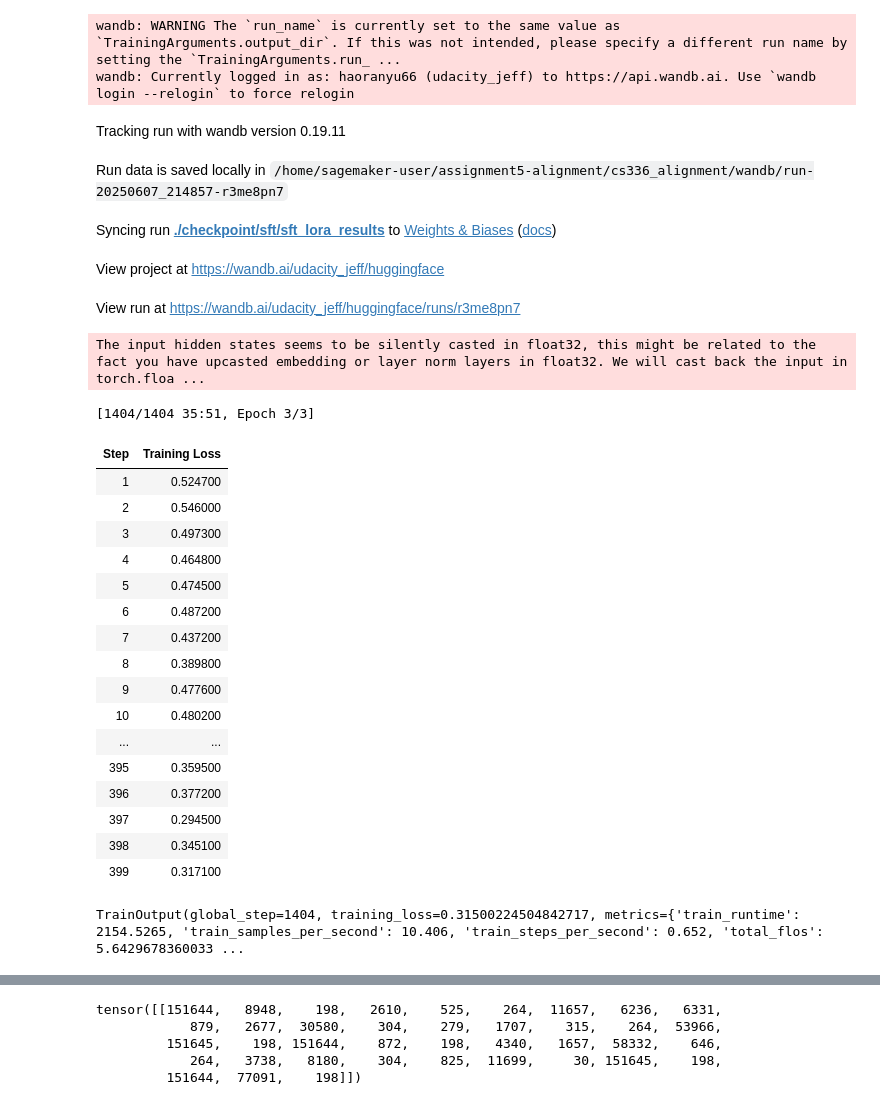
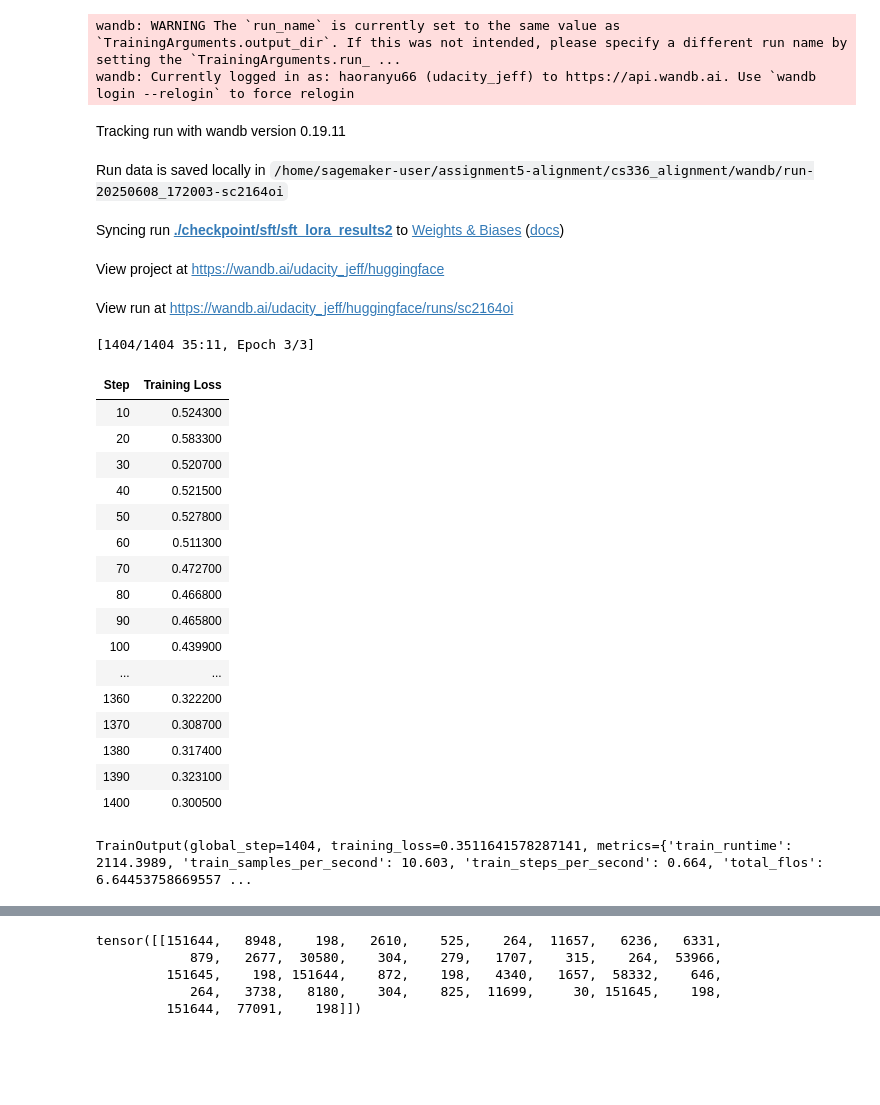
Before and after one commit to haorany2/assignment5-alignment, a Jupyter notebook: cs336_alignment/tryout2.ipynb, the cells around one changed output, grey strips where cells are left out. Cells and saved outputs as stored; diff of their text form; code cells hidden in the pictures; blank space fills up the shorter version.

```diff
--- a/cs336_alignment/tryout2.ipynb
+++ b/cs336_alignment/tryout2.ipynb
@@ -125,15 +170,17 @@ tokenizer.pad_token_id
 
 sft_config = SFTConfig(
     max_seq_length=1024,
-    output_dir="./checkpoint/sft/sft_lora_results",
+    output_dir="./checkpoint/sft/sft_lora_results2",
     per_device_train_batch_size=2,
     gradient_accumulation_steps=8,
-    learning_rate=1e-4,
+    learning_rate=1e-5,
     num_train_epochs=3,
-    fp16=True,
-    logging_steps=1,
+
+    logging_steps=10,
     label_names=["labels"],
-    warmup_ratio=0.03
+    warmup_ratio=0.03,
+    report_to = "wandb",
+    bf16=True,
     #pad_token_id=eos_id,
     #eos_token_id=eos_id,          # <— this is what TRL will use to stop
     # you can also set other generation defaults here if you like
@@ -147,8 +194,10 @@ lora_config = LoraConfig(
     r=16,
     lora_alpha=32,
     lora_dropout=0.1,
-    torch_dtype = 'auto'
+
     modules_to_save=["embed_tokens", "lm_head"],
+    #target_modules='all-linear'
+    target_modules = ["q_proj","v_proj"]
 )
 
 # 将LoRA配置应用到模型
@@ -157,53 +206,52 @@ peft_model = get_peft_model(model, lora_config)
 
 
 
 # # 训练参数配置
 # training_args = TrainingArguments(
 #     output_dir="./checkpoint/sft/sft_lora_results",
 #     per_device_train_batch_size=2,
 #     gradient_accumulation_steps=8,
 #     learning_rate=1e-4,
 #     num_train_epochs=3,
 #     fp16=True,
 #     logging_steps=1
 # )
 
 # 使用Trainer API进行训练
 trainer = SFTTrainer(
     model=peft_model,
     #args=training_args,
     train_dataset=train_ds,
     data_collator=collator,
     args=sft_config,
     #data_collator=torch.utils.data.DataCollatorWithPadding(tokenizer=tokenizer)
 )
 
 trainer.train()
 # %% [output]
 wandb: WARNING The `run_name` is currently set to the same value as `TrainingArguments.output_dir`. If this was not intended, please specify a different run name by setting the `TrainingArguments.run_ ...
 wandb: Currently logged in as: haoranyu66 (udacity_jeff) to https://api.wandb.ai. Use `wandb login --relogin` to force relogin
 Tracking run with wandb version 0.19.11
-Run data is saved locally in /home/sagemaker-user/assignment5-alignment/cs336_alignment/wandb/run-20250607_214857-r3me8pn7
+Run data is saved locally in /home/sagemaker-user/assignment5-alignment/cs336_alignment/wandb/run-20250608_172003-sc2164oi
-Syncing run ./checkpoint/sft/sft_lora_results to Weights & Biases (docs)
+Syncing run ./checkpoint/sft/sft_lora_results2 to Weights & Biases (docs)
 View project at https://wandb.ai/udacity_jeff/huggingface
-View run at https://wandb.ai/udacity_jeff/huggingface/runs/r3me8pn7
+View run at https://wandb.ai/udacity_jeff/huggingface/runs/sc2164oi
-The input hidden states seems to be silently casted in float32, this might be related to the fact you have upcasted embedding or layer norm layers in float32. We will cast back the input in torch.floa ...
+[1404/1404 35:11, Epoch 3/3]
+| Step | Training Loss |
+| 10 | 0.524300 |
+| 20 | 0.583300 |
+| 30 | 0.520700 |
+| 40 | 0.521500 |
+| 50 | 0.527800 |
+| 60 | 0.511300 |
+| 70 | 0.472700 |
+| 80 | 0.466800 |
+| 90 | 0.465800 |
+| 100 | 0.439900 |
+| ... | ... |
+| 1360 | 0.322200 |
+| 1370 | 0.308700 |
+| 1380 | 0.317400 |
+| 1390 | 0.323100 |
+| 1400 | 0.300500 |
-[1404/1404 35:51, Epoch 3/3]
+TrainOutput(global_step=1404, training_loss=0.3511641578287141, metrics={'train_runtime': 2114.3989, 'train_samples_per_second': 10.603, 'train_steps_per_second': 0.664, 'total_flos': 6.64453758669557 ...
-| Step | Training Loss |
-| 1 | 0.524700 |
-| 2 | 0.546000 |
-| 3 | 0.497300 |
-| 4 | 0.464800 |
-| 5 | 0.474500 |
-| 6 | 0.487200 |
-| 7 | 0.437200 |
-| 8 | 0.389800 |
-| 9 | 0.477600 |
-| 10 | 0.480200 |
-| ... | ... |
-| 395 | 0.359500 |
-| 396 | 0.377200 |
-| 397 | 0.294500 |
-| 398 | 0.345100 |
-| 399 | 0.317100 |
-TrainOutput(global_step=1404, training_loss=0.31500224504842717, metrics={'train_runtime': 2154.5265, 'train_samples_per_second': 10.406, 'train_steps_per_second': 0.652, 'total_flos': 5.6429678360033 ...
```
Also changed, not shown: parts of 6 cells of this notebook.
